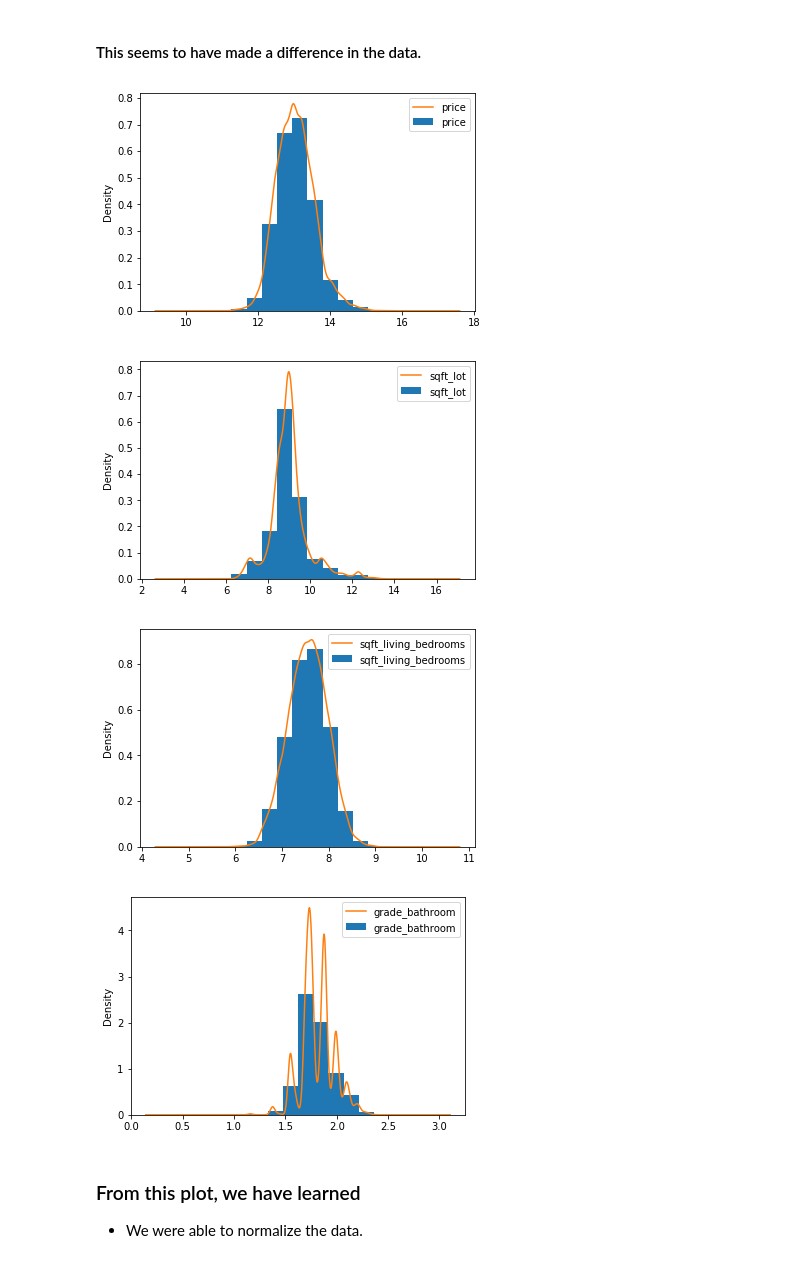
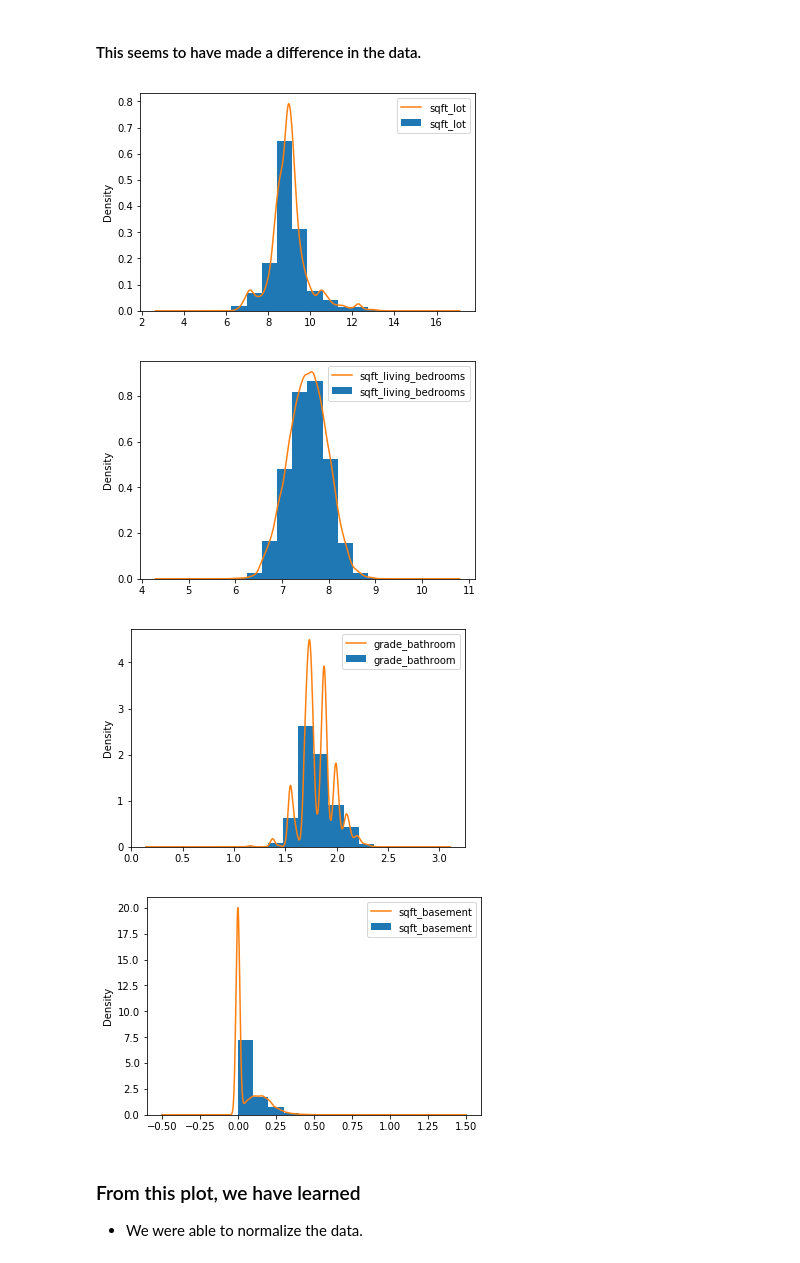
Before and after one commit to Cheffrey2000/Real-Estate-Price_Prediction, a Jupyter notebook: Jeffrey Hinkle KC Housing Data Analysis.ipynb, the cells around one changed output. Cells and saved outputs as stored; diff of their text form; code cells hidden in the pictures.

```diff
--- a/Jeffrey Hinkle KC Housing Data Analysis.ipynb
+++ b/Jeffrey Hinkle KC Housing Data Analysis.ipynb
@@ -707,16 +812,18 @@ plt.title('Price vs 1st group of column variables', fontsize = 16)
 # %% [output]
 Text(0.5, 1.0, 'Price vs 1st group of column variables')
 [figure]
+# %%
+features_treated['sqft_basement'] = (features.sqft_basement - min(features.sqft_basement)) / (max(features.sqft_basement) - min(features.sqft_basement))
 # %% [markdown]
 #### This seems to have made a difference in the data.
 # %%
-cols = ['price', 'sqft_lot', 'sqft_living_bedrooms', 'grade_bathroom']
+cols = ['sqft_lot', 'sqft_living_bedrooms', 'grade_bathroom', 'sqft_basement']
 hf.make_kde(data=features_treated, columns=cols)
 # %% [output]
-[figure, old version]
+[figure, new version]
-[figure, old version]
+[figure, new version]
-[figure, old version]
+[figure, new version]
-[figure, old version]
+[figure, new version]
 # %% [markdown]
 ### From this plot, we have learned<br>
 - We were able to normalize the data.
```
Also changed, not shown: parts of 51 cells of this notebook, 2 other files.
